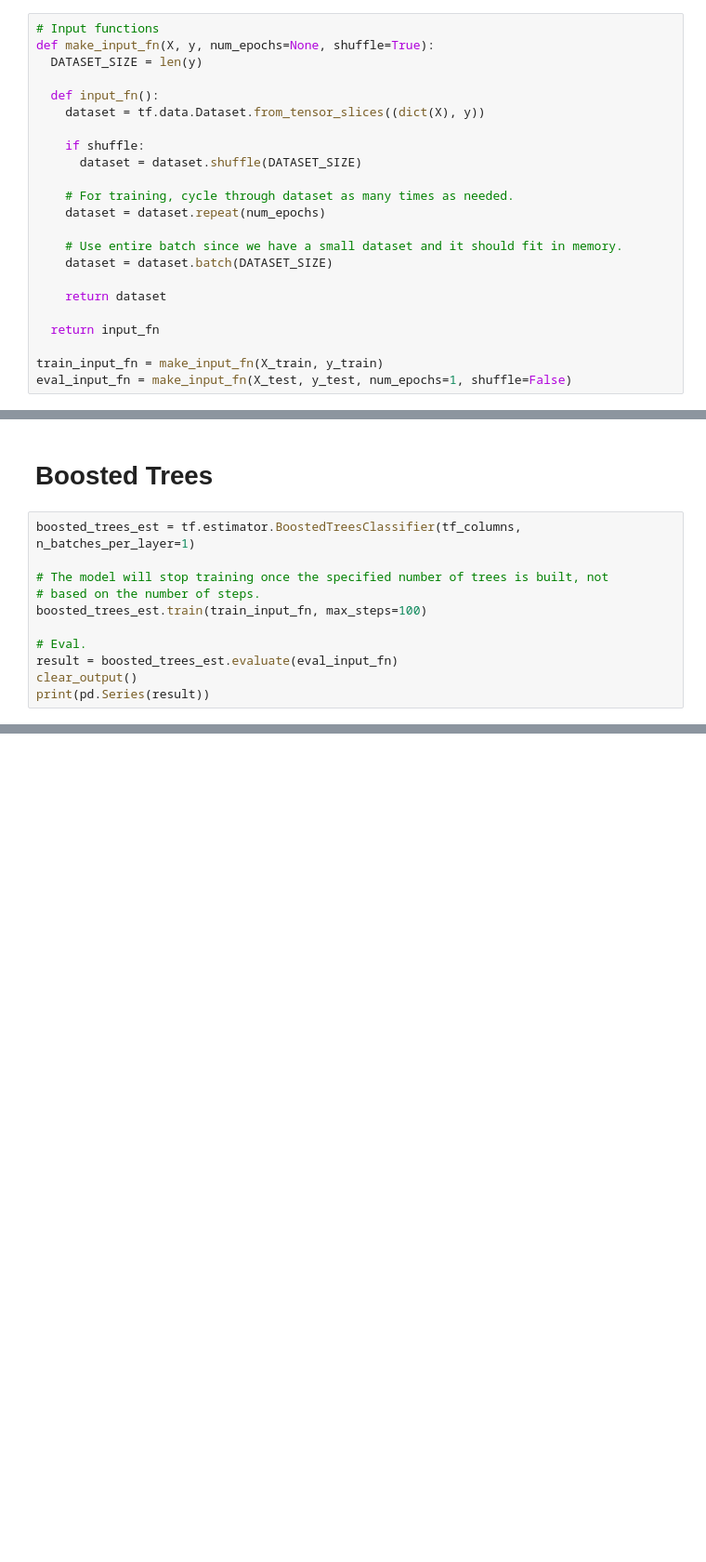
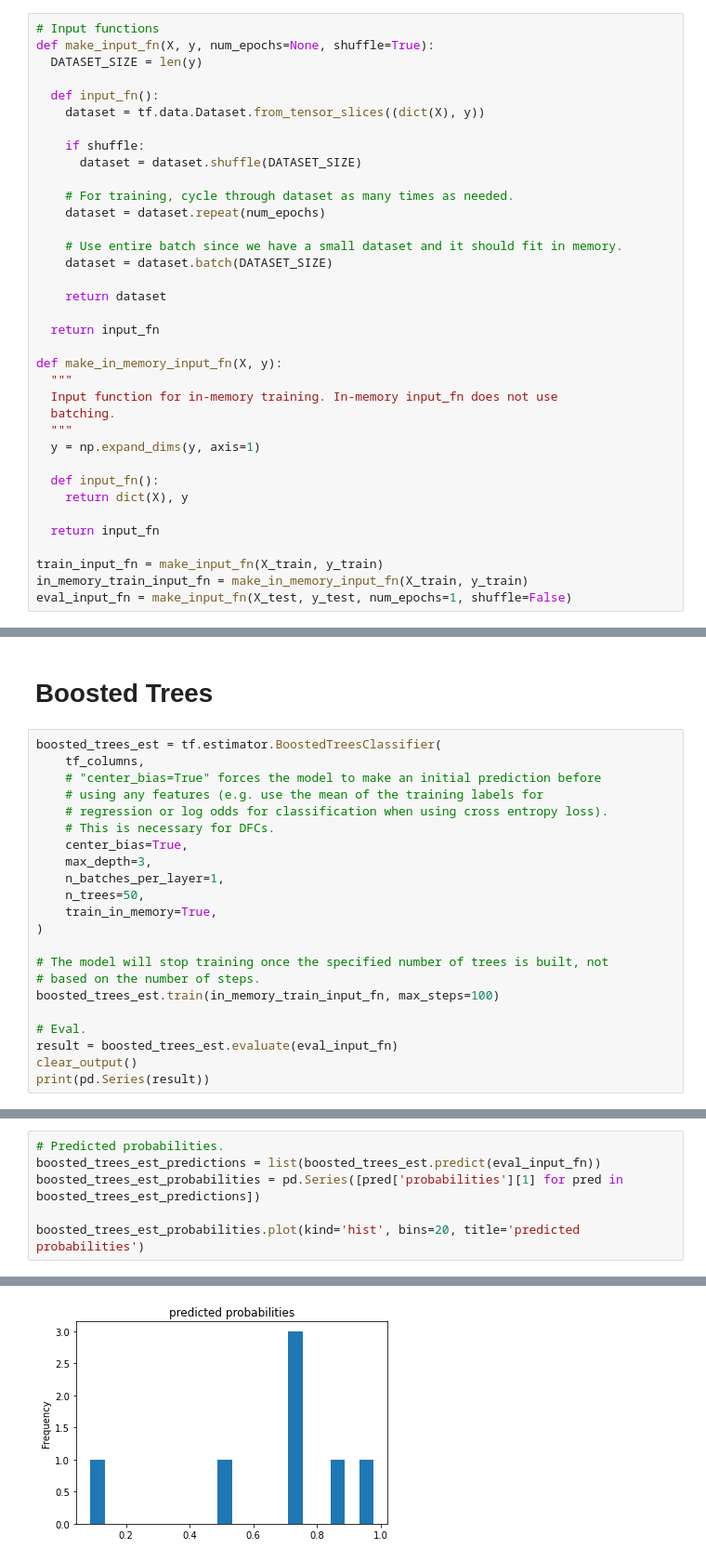
Before and after one commit to kwcay/jayne-eats-prototype, a Jupyter notebook: ml/notes/model-exploration-tf.ipynb, the cells around one changed output, grey strips where cells are left out. Shown at 93% size. Drawn from its saved outputs; the diff is of its cells as text; blank space fills up the shorter version.

Commit message:
Visualize performance of boosted trees

```diff
--- a/ml/notes/model-exploration-tf.ipynb
+++ b/ml/notes/model-exploration-tf.ipynb
@@ -173,7 +177,20 @@ def make_input_fn(X, y, num_epochs=None, shuffle=True):
 
   return input_fn
 
+def make_in_memory_input_fn(X, y):
+  """
+  Input function for in-memory training. In-memory input_fn does not use
+  batching.
+  """
+  y = np.expand_dims(y, axis=1)
+
+  def input_fn():
+    return dict(X), y
+
+  return input_fn
+
 train_input_fn = make_input_fn(X_train, y_train)
+in_memory_train_input_fn = make_in_memory_input_fn(X_train, y_train)
 eval_input_fn = make_input_fn(X_test, y_test, num_epochs=1, shuffle=False)
 # %% [markdown]
 # [Linear Classifier](https://www.tensorflow.org/tutorials/estimator/linear)
@@ -233,11 +250,22 @@ plt.ylim(0,)
 # %% [markdown]
 # Boosted Trees
 # %%
-boosted_trees_est = tf.estimator.BoostedTreesClassifier(tf_columns, n_batches_per_layer=1)
+boosted_trees_est = tf.estimator.BoostedTreesClassifier(
+    tf_columns,
+    # "center_bias=True" forces the model to make an initial prediction before
+    # using any features (e.g. use the mean of the training labels for
+    # regression or log odds for classification when using cross entropy loss).
+    # This is necessary for DFCs.
+    center_bias=True,
+    max_depth=3,
+    n_batches_per_layer=1,
+    n_trees=50,
+    train_in_memory=True,
+)
 
 # The model will stop training once the specified number of trees is built, not
 # based on the number of steps.
-boosted_trees_est.train(train_input_fn, max_steps=100)
+boosted_trees_est.train(in_memory_train_input_fn, max_steps=100)
 
 # Eval.
 result = boosted_trees_est.evaluate(eval_input_fn)
@@ -245,0 +287,7 @@ print(pd.Series(result))
+# %%
+# Predicted probabilities.
+boosted_trees_est_predictions = list(boosted_trees_est.predict(eval_input_fn))
+boosted_trees_est_probabilities = pd.Series([pred['probabilities'][1] for pred in boosted_trees_est_predictions])
+
+boosted_trees_est_probabilities.plot(kind='hist', bins=20, title='predicted probabilities')
+# %% [output]
@@ -245,0 +301 @@ print(pd.Series(result))
+[figure, added]
```
Also changed, not shown: parts of 20 cells of this notebook.
